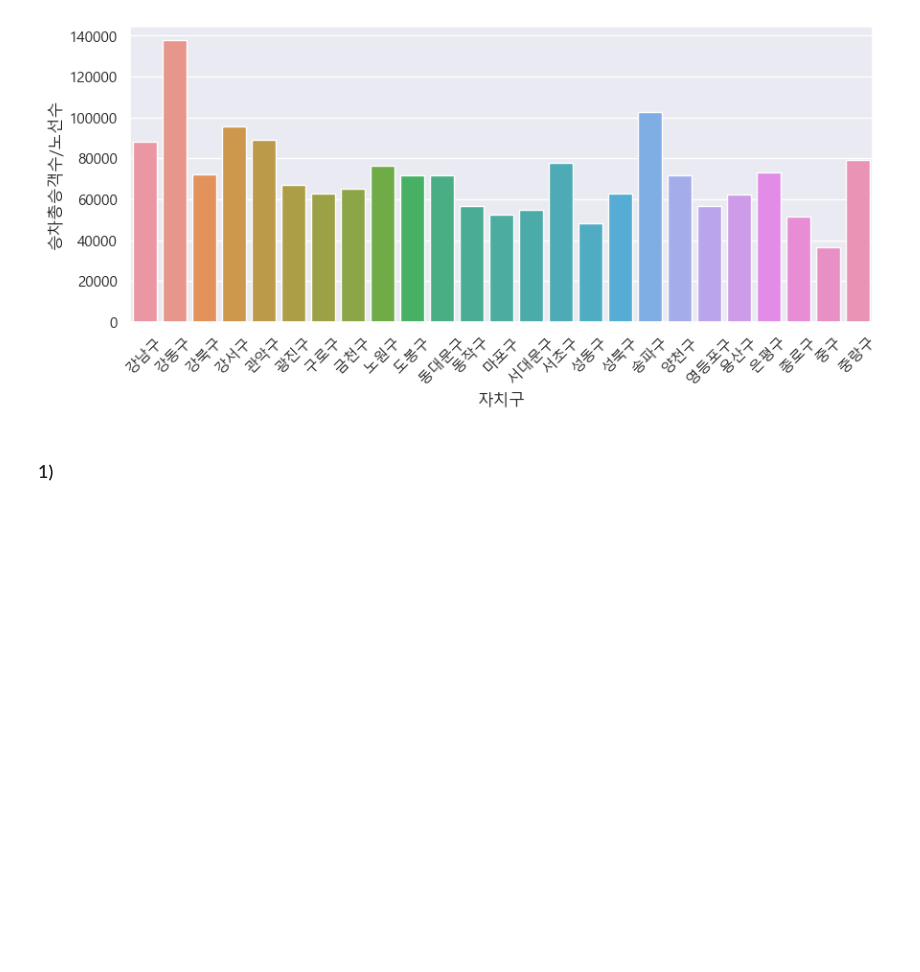
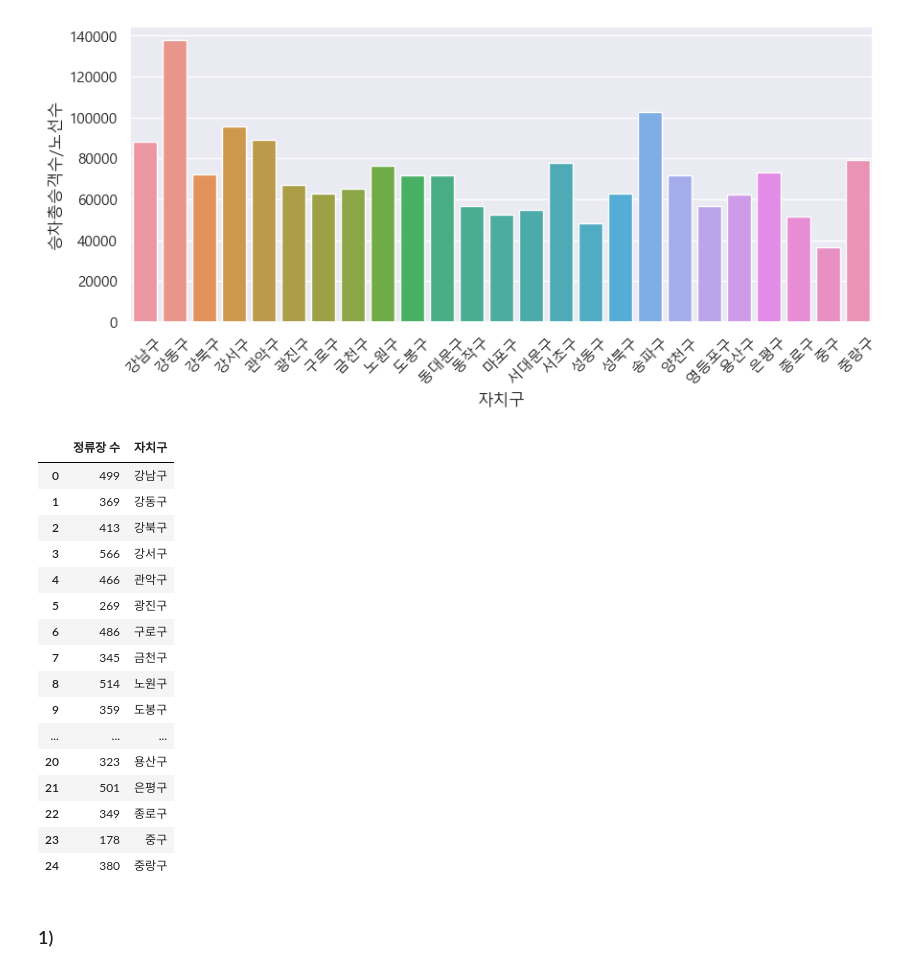
Before and after one commit to op-6160/AIVLE, a Jupyter notebook: 0213_MiniProject_1/1.5 데이터 불러오기 및 분석(EDA)_1차_데이터 분석.ipynb, the cells around one changed output. Drawn from its saved outputs; the diff is of its cells as text; code cells hidden in the pictures; blank space fills up the shorter version.

```diff
--- a/0213_MiniProject_1/1.5 데이터 불러오기 및 분석(EDA)_1차_데이터 분석.ipynb
+++ b/0213_MiniProject_1/1.5 데이터 불러오기 및 분석(EDA)_1차_데이터 분석.ipynb
@@ -328,6 +348,26 @@ plt.xticks(rotation=45)
 plt.show()
 # %% [output]
 [figure]
+# %%
+new[['정류장 수','자치구']]
+# %% [output]
+|  | 정류장 수 | 자치구 |
+| 0 | 499 | 강남구 |
+| 1 | 369 | 강동구 |
+| 2 | 413 | 강북구 |
+| 3 | 566 | 강서구 |
+| 4 | 466 | 관악구 |
+| 5 | 269 | 광진구 |
+| 6 | 486 | 구로구 |
+| 7 | 345 | 금천구 |
+| 8 | 514 | 노원구 |
+| 9 | 359 | 도봉구 |
+| ... | ... | ... |
+| 20 | 323 | 용산구 |
+| 21 | 501 | 은평구 |
+| 22 | 349 | 종로구 |
+| 23 | 178 | 중구 |
+| 24 | 380 | 중랑구 |
 # %% [markdown]
 ### 1)
 # %% [markdown]
```
Also changed, not shown: parts of 1 cell of this notebook, 1 other file.
